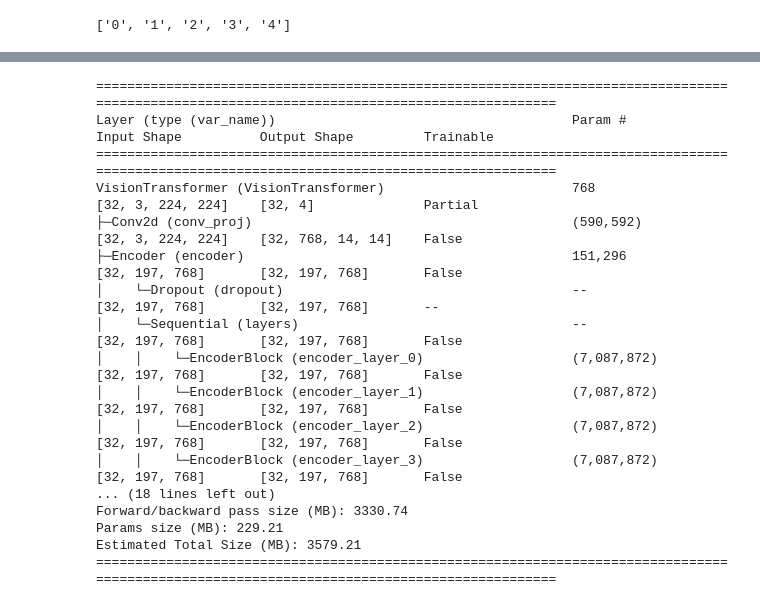
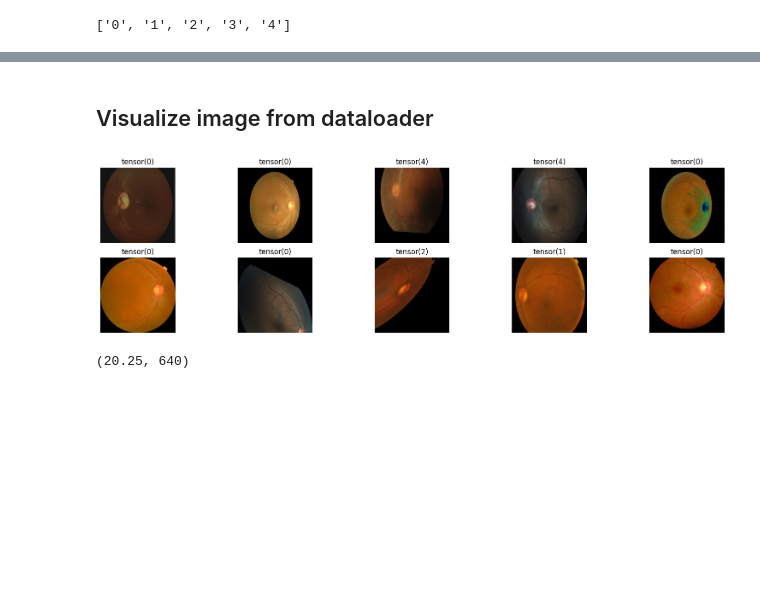
Before and after one commit to MuhammadAbuBakarQureshi/RetinaGuard, a Jupyter notebook: Data-Preparation.ipynb, the cells around one changed output, grey strips where cells are left out. Drawn from its saved outputs; the diff is of its cells as text; code cells hidden in the pictures; blank space fills up the shorter version.

```diff
--- a/Data-Preparation.ipynb
+++ b/Data-Preparation.ipynb
@@ -219,6 +219,7 @@ print(f"[INFO] Validation images saved at {validation_dir}")
 # %%
 manual_transform = transforms.Compose([
     transforms.Resize((224, 224)),
+    transforms.TrivialAugmentWide(num_magnitude_bins=31, interpolation=transforms.InterpolationMode.BICUBIC),
     transforms.ToTensor()
 ])
 
@@ -363,22 +245,22 @@ vit_mode.heads = nn.Sequential(
-# %%
-
-ml_modules.model_summary(model=vit_mode,
-                         input_size=[32, 3, 224, 224])
-# %% [output]
-============================================================================================================================================
-Layer (type (var_name))                                      Param #              Input Shape          Output Shape         Trainable
-============================================================================================================================================
-VisionTransformer (VisionTransformer)                        768                  [32, 3, 224, 224]    [32, 4]              Partial
-├─Conv2d (conv_proj)                                         (590,592)            [32, 3, 224, 224]    [32, 768, 14, 14]    False
-├─Encoder (encoder)                                          151,296              [32, 197, 768]       [32, 197, 768]       False
-│    └─Dropout (dropout)                                     --                   [32, 197, 768]       [32, 197, 768]       --
-│    └─Sequential (layers)                                   --                   [32, 197, 768]       [32, 197, 768]       False
-│    │    └─EncoderBlock (encoder_layer_0)                   (7,087,872)          [32, 197, 768]       [32, 197, 768]       False
-│    │    └─EncoderBlock (encoder_layer_1)                   (7,087,872)          [32, 197, 768]       [32, 197, 768]       False
-│    │    └─EncoderBlock (encoder_layer_2)                   (7,087,872)          [32, 197, 768]       [32, 197, 768]       False
-│    │    └─EncoderBlock (encoder_layer_3)                   (7,087,872)          [32, 197, 768]       [32, 197, 768]       False
-... (18 lines left out)
-Forward/backward pass size (MB): 3330.74
-Params size (MB): 229.21
-Estimated Total Size (MB): 3579.21
-============================================================================================================================================
+# %% [markdown]
+## Visualize image from dataloader
+# %%
+images, labels = next(iter(train_dataloader))
+images = images[:10]
+labels = labels[:10]
+# %%
+fig = plt.figure(figsize=(20, 5))
+fig.subplots(2, 5)
+
+for i, (image) in enumerate(images):
+
+    plt.subplot(2, 5, i + 1)
+    plt.title(label=labels[i])
+    plt.imshow(image.permute(1, 2, 0))
+    plt.axis(False)
+# %% [output]
+[figure, added]
+# %%
+324/16, 16*40
+# %% [output]
+(20.25, 640)
```
Also changed, not shown: parts of 14 cells of this notebook.
